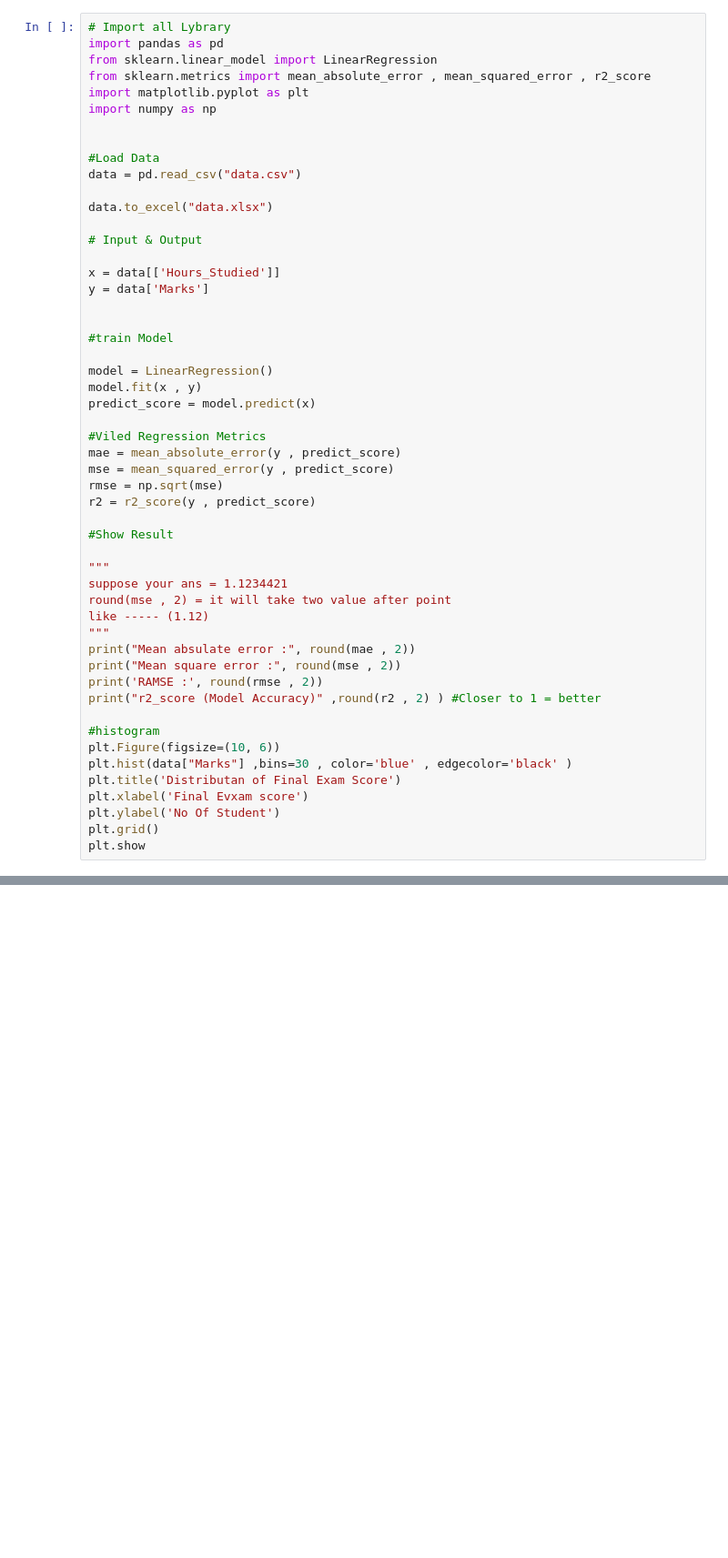
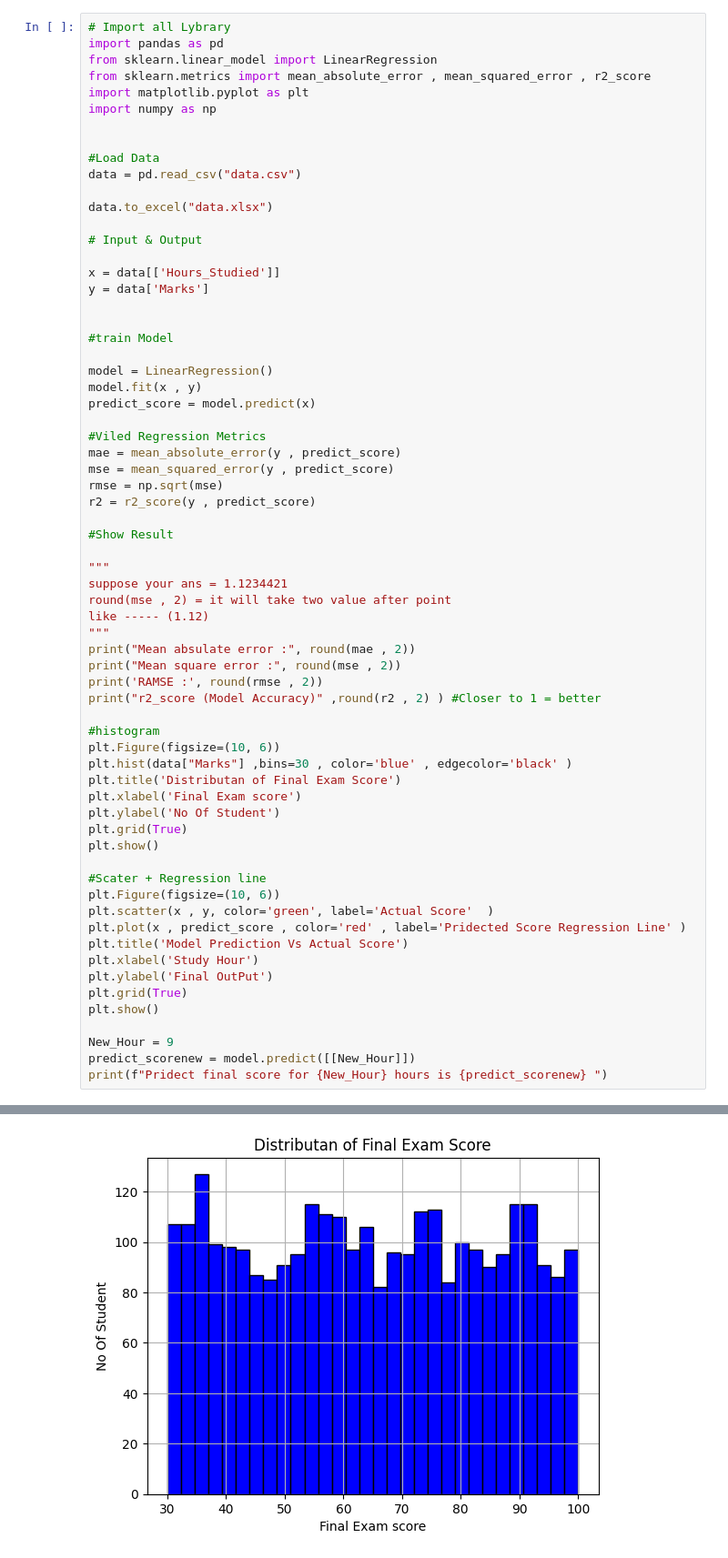
Before and after one commit to toufikansari/Machine_Learning_Python, a Jupyter notebook: Project.ipynb, the cells around one changed output, grey strips where cells are left out. Shown at 91% size. Saved outputs shown, nothing was run; the diff lists cells and outputs as text; blank space fills up the shorter version.

```diff
--- a/Project.ipynb
+++ b/Project.ipynb
@@ -25,33 +25,48 @@ model.fit(x , y)
 predict_score = model.predict(x)
 
 #Viled Regression Metrics
 mae = mean_absolute_error(y , predict_score)
 mse = mean_squared_error(y , predict_score)
 rmse = np.sqrt(mse)
 r2 = r2_score(y , predict_score)
 
 #Show Result
 
 """
 suppose your ans = 1.1234421
 round(mse , 2) = it will take two value after point
 like ----- (1.12)
 """
 print("Mean absulate error :", round(mae , 2))
 print("Mean square error :", round(mse , 2))
 print('RAMSE :', round(rmse , 2))
 print("r2_score (Model Accuracy)" ,round(r2 , 2) ) #Closer to 1 = better
 
 #histogram
 plt.Figure(figsize=(10, 6))
 plt.hist(data["Marks"] ,bins=30 , color='blue' , edgecolor='black' )
 plt.title('Distributan of Final Exam Score')
-plt.xlabel('Final Evxam score')
+plt.xlabel('Final Exam score')
 plt.ylabel('No Of Student')
-plt.grid()
-plt.show
+plt.grid(True)
+plt.show()
+
+#Scater + Regression line
+plt.Figure(figsize=(10, 6))
+plt.scatter(x , y, color='green', label='Actual Score'  )
+plt.plot(x , predict_score , color='red' , label='Pridected Score Regression Line' )
+plt.title('Model Prediction Vs Actual Score')
+plt.xlabel('Study Hour')
+plt.ylabel('Final OutPut')
+plt.grid(True)
+plt.show()
+
+New_Hour = 9
+predict_scorenew = model.predict([[New_Hour]])
+print(f"Pridect final score for {New_Hour} hours is {predict_scorenew} ")
 # %% [output]
 Mean absulate error : 17.55
 Mean square error : 411.35
 RAMSE : 20.28
 r2_score (Model Accuracy) 0.0
+[figure, new version]
```
Also changed, not shown: parts of 1 cell of this notebook, 1 other file.
